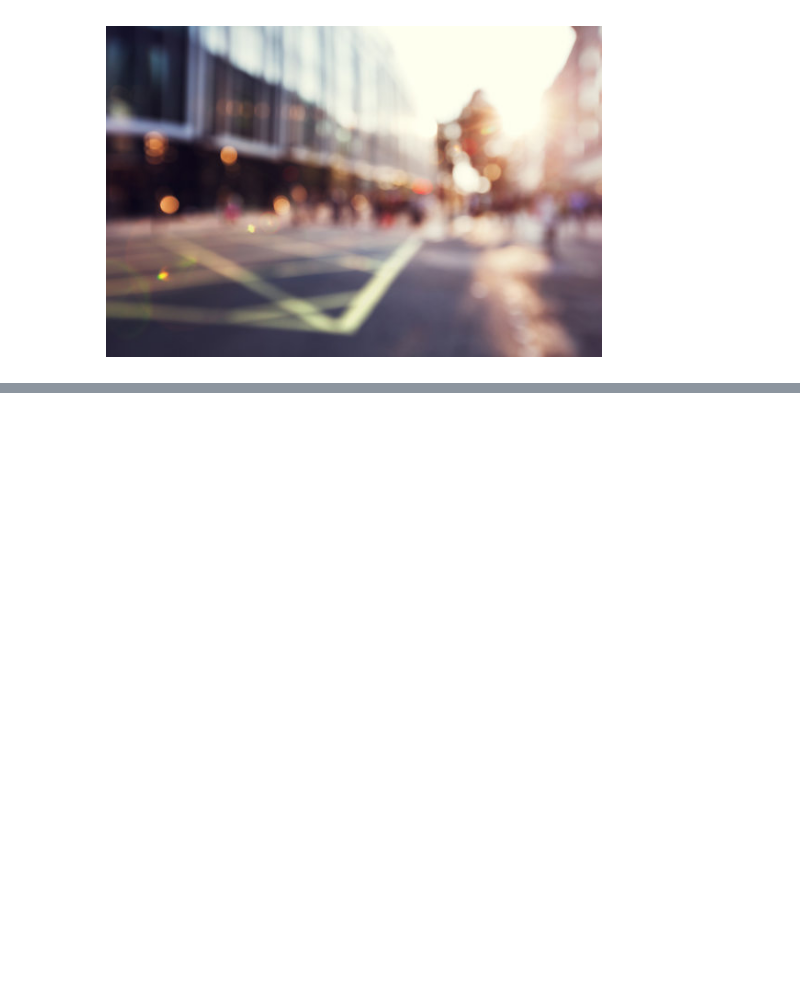
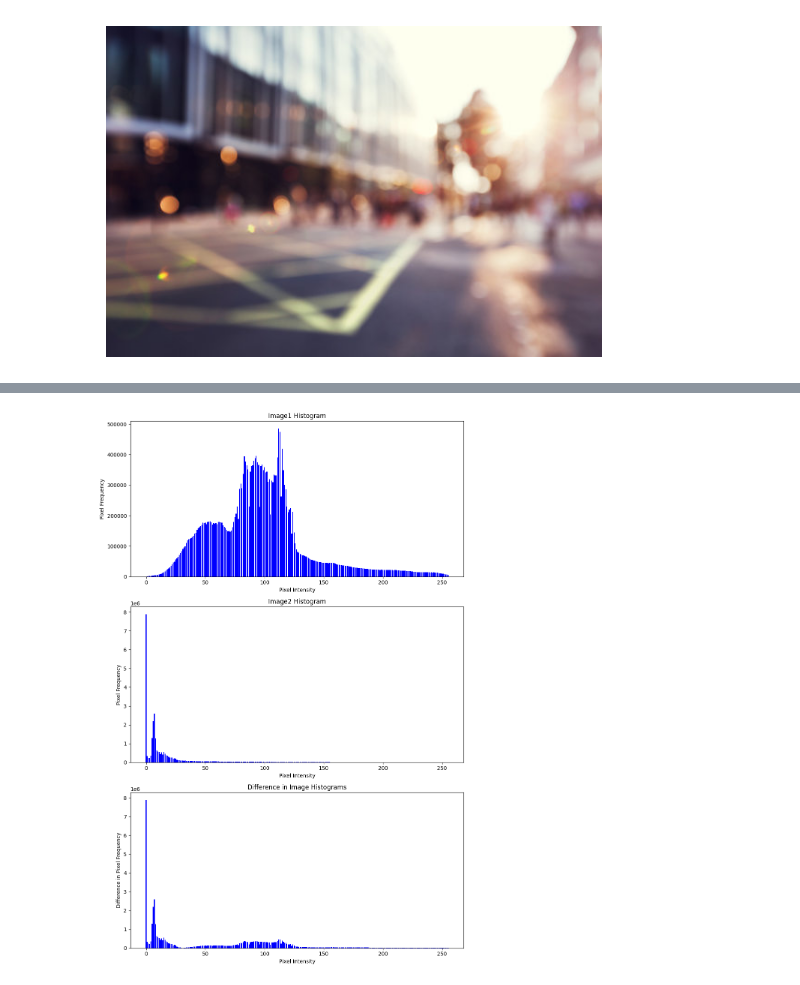
Before and after one commit to Parsleyka/computer-vision-labs, a Jupyter notebook: lab1/lab1.ipynb, the cells around one changed output, grey strips where cells are left out. Saved outputs shown, nothing was run; the diff lists cells and outputs as text; code cells hidden in the pictures; blank space fills up the shorter version.

```diff
--- a/lab1/lab1.ipynb
+++ b/lab1/lab1.ipynb
@@ -85,0 +119,4 @@ show_histogram_difference(image_paths[0], 'images/shifted_1.png')
+# %%
+show_histogram_difference(image_paths[2], 'images/shifted_3.png')
+# %% [output]
+[figure, added]
```
Also changed, not shown: parts of 11 cells of this notebook, 2 other files.
